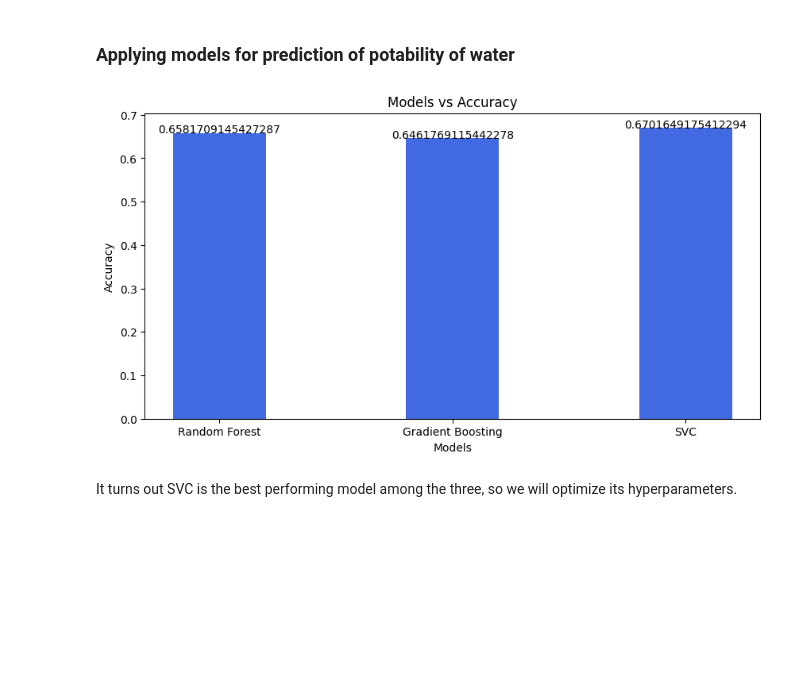
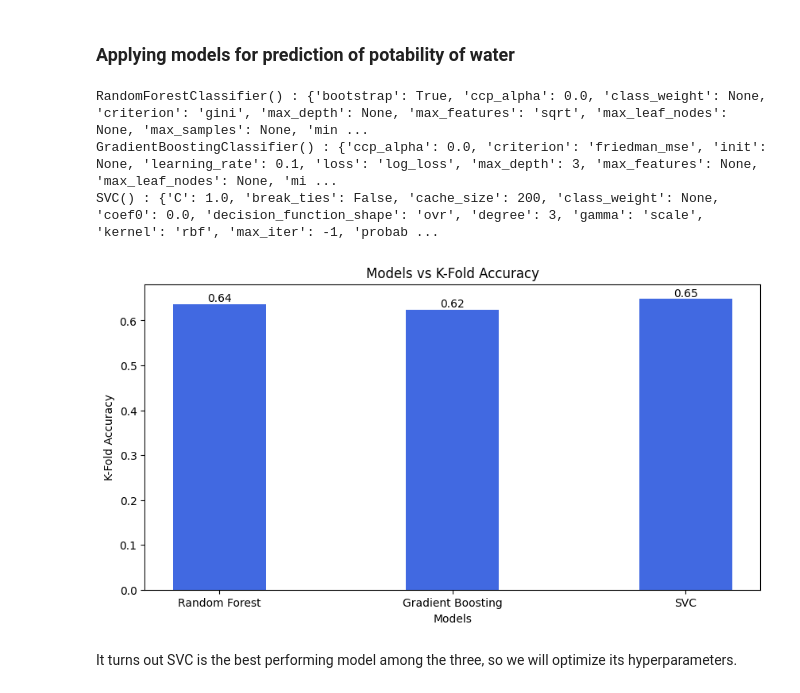
Before and after one commit to SameedHusayn/Water-Potability, a Jupyter notebook: Water_Potability.ipynb, the cells around one changed output. Drawn from its saved outputs; the diff is of its cells as text; code cells hidden in the pictures; blank space fills up the shorter version.

```diff
--- a/Water_Potability.ipynb
+++ b/Water_Potability.ipynb
@@ -50,7 +50,7 @@ import joblib
 # %% [markdown]
 ## Data Preprocessing
 # %%
-df = pd.read_csv("/content/water_potability.csv")
+df = pd.read_csv("D:\\Code\\Water Potability\\Water-Potability\\water_potability.csv")
 # %%
 df.head()
 # %% [output]
@@ -266,30 +266,34 @@ I am using three non-linear models for our data, Random Forest, Gradient Boostin
 # %% [markdown]
 ### Applying models for prediction of potability of water
 # %%
-#Trying three models for their accuracy
+# Trying three models for their K-fold cross-validation accuracy
 models = [RandomForestClassifier(), GradientBoostingClassifier(), SVC()]
-accuracy= []
+cv_accuracy = []
+
 for model in models:
-  model.fit(X_train, y_train)
-  y_pred = model.predict(X_test)
-  accuracy.append(accuracy_score(y_test, y_pred))
+    # Perform 5-fold cross-validation
+    scores = cross_val_score(model, X_train, y_train, cv=5)
+    cv_accuracy.append(scores.mean())
+    print(model,":",model.get_params())
 
-def addlabels(x,y):
+# Plotting their K-fold cross-validation accuracy to visualize the best performing model
+models = ["Random Forest", "Gradient Boosting", "SVC"]
+fig = plt.figure(figsize=(10, 5))
+plt.bar(models, cv_accuracy, color='royalblue', width=0.4)
+# Define the addlabels function to add labels on top of each bar
+def addlabels(x, y):
     for i in range(len(x)):
-        plt.text(i, y[i], y[i], ha = 'center')
-
-models = ["Random Forest", "Gradient Boosting", "SVC"]
-fig = plt.figure(figsize = (10, 5))
-plt.bar(models, accuracy, color ='royalblue',
-        width = 0.4)
-addlabels(models, accuracy)
-#Plotting their accuracy to visualize the best performing model
+        plt.text(i, y[i], f'{y[i]:.2f}', ha='center', va='bottom')
+addlabels(models, cv_accuracy)
 plt.xlabel("Models")
-plt.ylabel("Accuracy")
-plt.title("Models vs Accuracy")
+plt.ylabel("K-Fold Accuracy")
+plt.title("Models vs K-Fold Accuracy")
 plt.show()
 # %% [output]
+RandomForestClassifier() : {'bootstrap': True, 'ccp_alpha': 0.0, 'class_weight': None, 'criterion': 'gini', 'max_depth': None, 'max_features': 'sqrt', 'max_leaf_nodes': None, 'max_samples': None, 'min ...
+GradientBoostingClassifier() : {'ccp_alpha': 0.0, 'criterion': 'friedman_mse', 'init': None, 'learning_rate': 0.1, 'loss': 'log_loss', 'max_depth': 3, 'max_features': None, 'max_leaf_nodes': None, 'mi ...
+SVC() : {'C': 1.0, 'break_ties': False, 'cache_size': 200, 'class_weight': None, 'coef0': 0.0, 'decision_function_shape': 'ovr', 'degree': 3, 'gamma': 'scale', 'kernel': 'rbf', 'max_iter': -1, 'probab ...
-[figure, old version]
+[figure, new version]
 # %% [markdown]
 It turns out SVC is the best performing model among the three, so we will optimize its hyperparameters.
 # %% [markdown]
```
Also changed, not shown: parts of 7 cells of this notebook, 4 other files.
